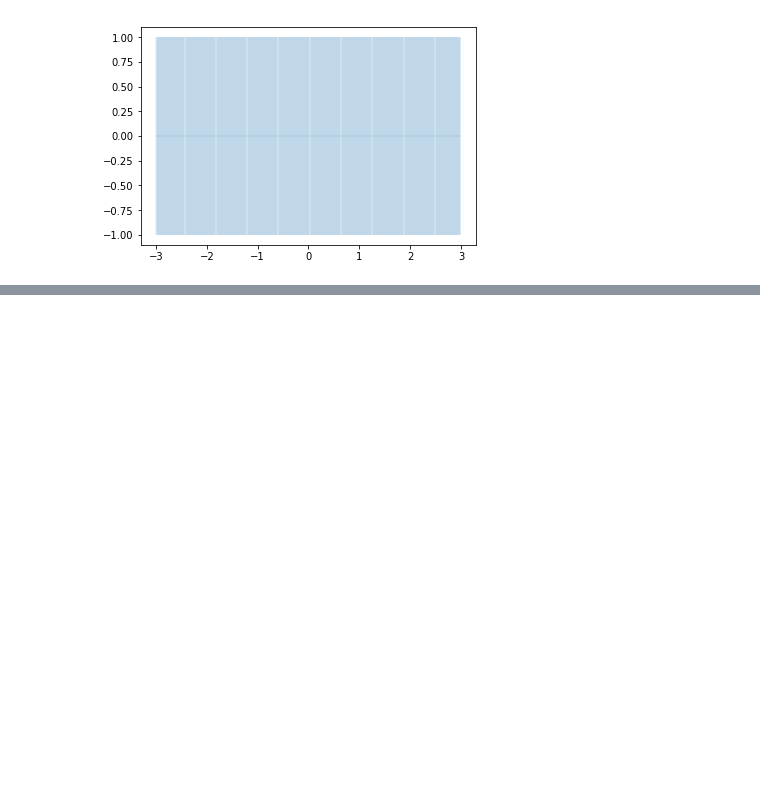
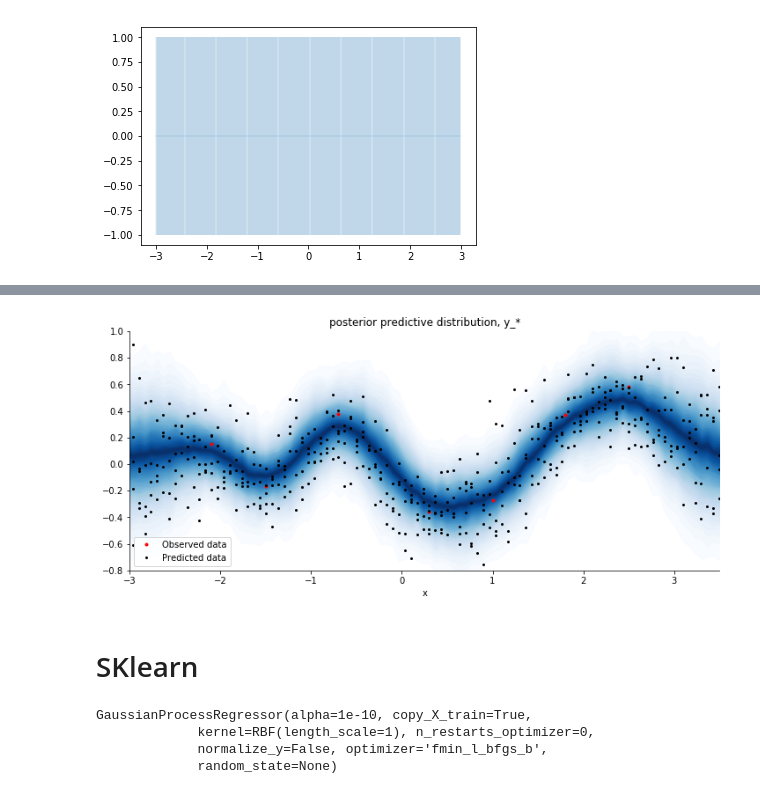
Before and after one commit to Polichinel/Master_Thesis, a Jupyter notebook: GP_test2.ipynb, the cells around one changed output, grey strips where cells are left out. Drawn from its saved outputs; the diff is of its cells as text; code cells hidden in the pictures; blank space fills up the shorter version.

```diff
--- a/GP_test2.ipynb
+++ b/GP_test2.ipynb
@@ -115,0 +194,32 @@ plt.show()
+# %%
+with model:
+    y_pred = gp.conditional("y_pred", X_star, pred_noise=True)
+    y_samples = pm.sample_ppc([mp], vars=[y_pred], samples=1000)
+# %%
+fig = plt.figure(figsize=(12,5)); ax = fig.gca()
+
+# posterior predictive distribution
+plot_gp_dist(ax, y_samples["y_pred"], X_star, plot_samples=False, palette="Blues")
+
+
+# plot original data and true function
+plt.plot(X, y, 'ro', ms=3, alpha=1.0) #, label="observed data")
+#plt.plot(X, f_true, "dodgerblue", lw=3, label="true f")
+
+# overlay a scatter of one draw of 5 random points from the
+#  posterior predictive distribution
+plt.plot(X_star, y_samples["y_pred"][800:805, :].T, "ok", ms=2 ) #, label="Predicted data")
+
+plt.xlabel("x"); plt.ylim([-13,13]);
+plt.title("posterior predictive distribution, y_*")
+plt.legend(["Observed data", "Predicted data"])
+
+plt.ylim(-0.8,1)
+plt.xlim(-3,3.5)
+sns.despine()
+
+plt.show()
+# %% [output]
+[figure, added]
+# %% [markdown]
+# SKlearn
@@ -115,0 +232,8 @@ plt.show()
+# %%
+gp = gaussian_process.GaussianProcessRegressor(kernel = kernel)
+gp.fit(X, y)
+# %% [output]
+GaussianProcessRegressor(alpha=1e-10, copy_X_train=True,
+             kernel=RBF(length_scale=1), n_restarts_optimizer=0,
+             normalize_y=False, optimizer='fmin_l_bfgs_b',
+             random_state=None)
```
Also changed, not shown: parts of 27 cells of this notebook.
